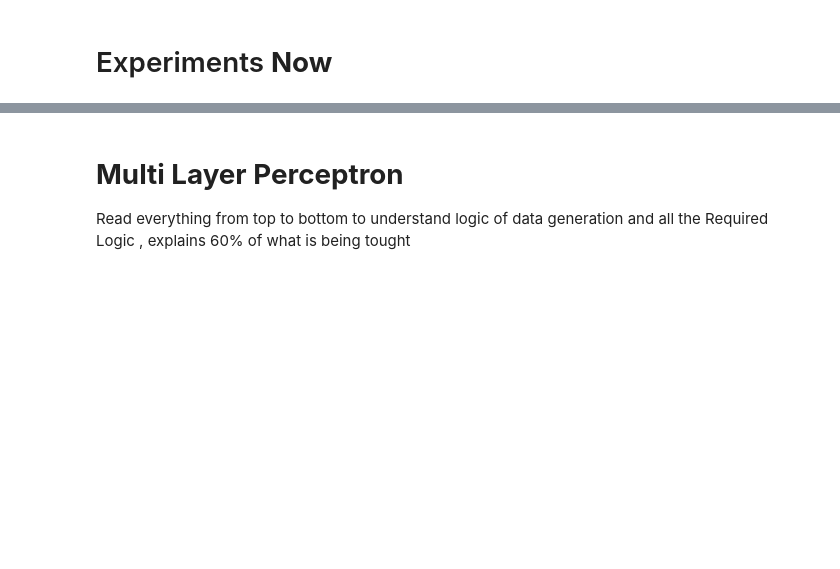
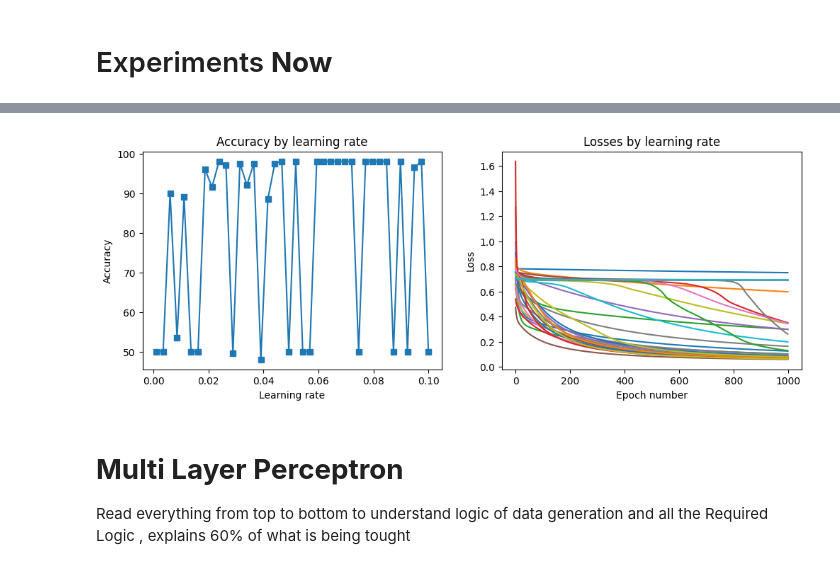
Before and after one commit to user8391/Deep-Learning-, a Jupyter notebook: ANN.ipynb, the cells around one changed output, grey strips where cells are left out. Cells and saved outputs as stored; diff of their text form; code cells hidden in the pictures; blank space fills up the shorter version.

```diff
--- a/ANN.ipynb
+++ b/ANN.ipynb
@@ -495,7 +495,7 @@ for i,lr in enumerate(learningrates):
 
   # store the results
   accByLR.append(totalacc)
-  allLosses[i,:] = losses.detach()
+  allLosses[i,:] = losses.detach().numpy()
 
 
 
@@ -517,3 +516,4 @@ plt.show()
+[figure, added]
 # %% [markdown]
 # **Multi Layer Perceptron**
 Read everything from top to bottom to understand logic of data generation and all the Required Logic , explains 60% of what is being tought
```
Also changed, not shown: parts of 9 cells of this notebook.
